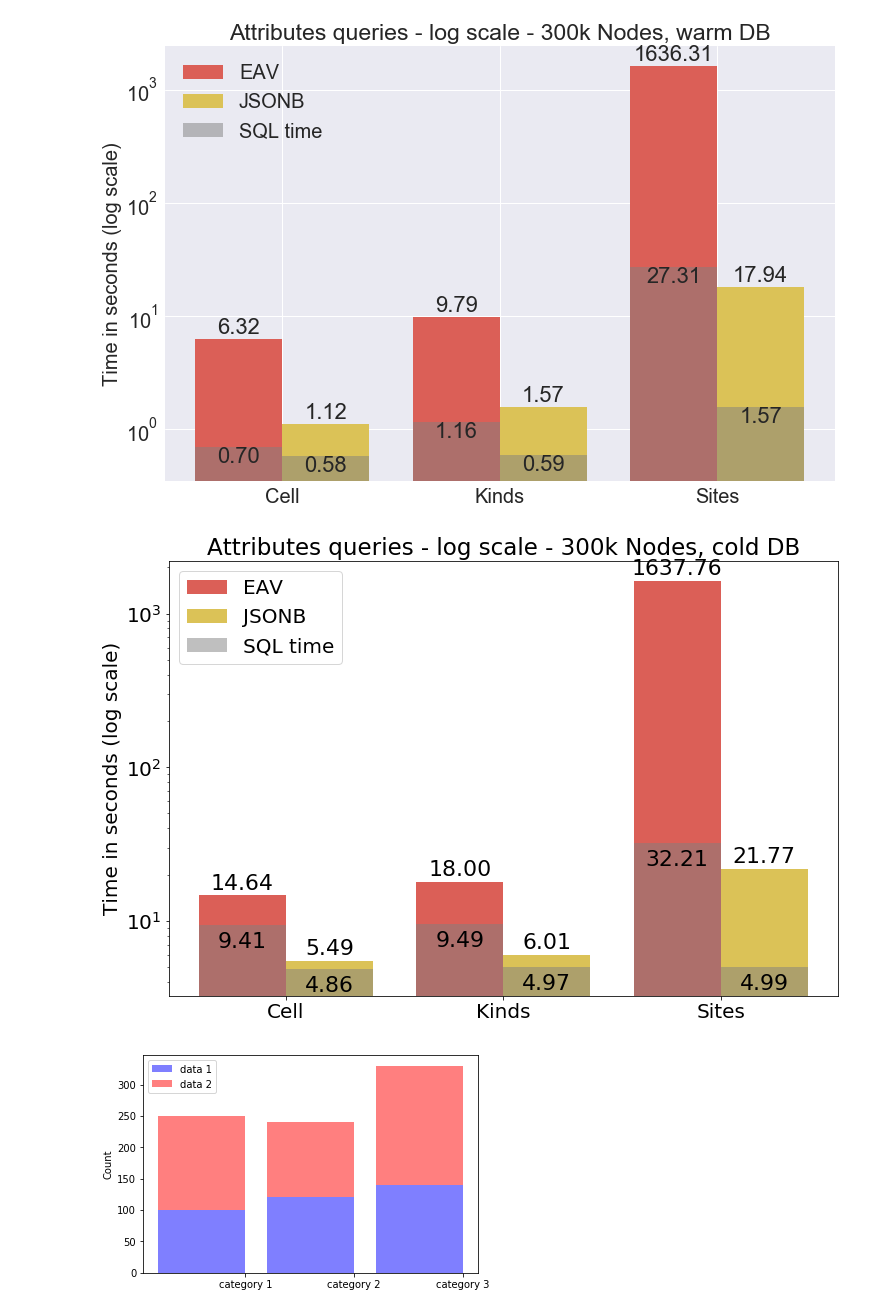
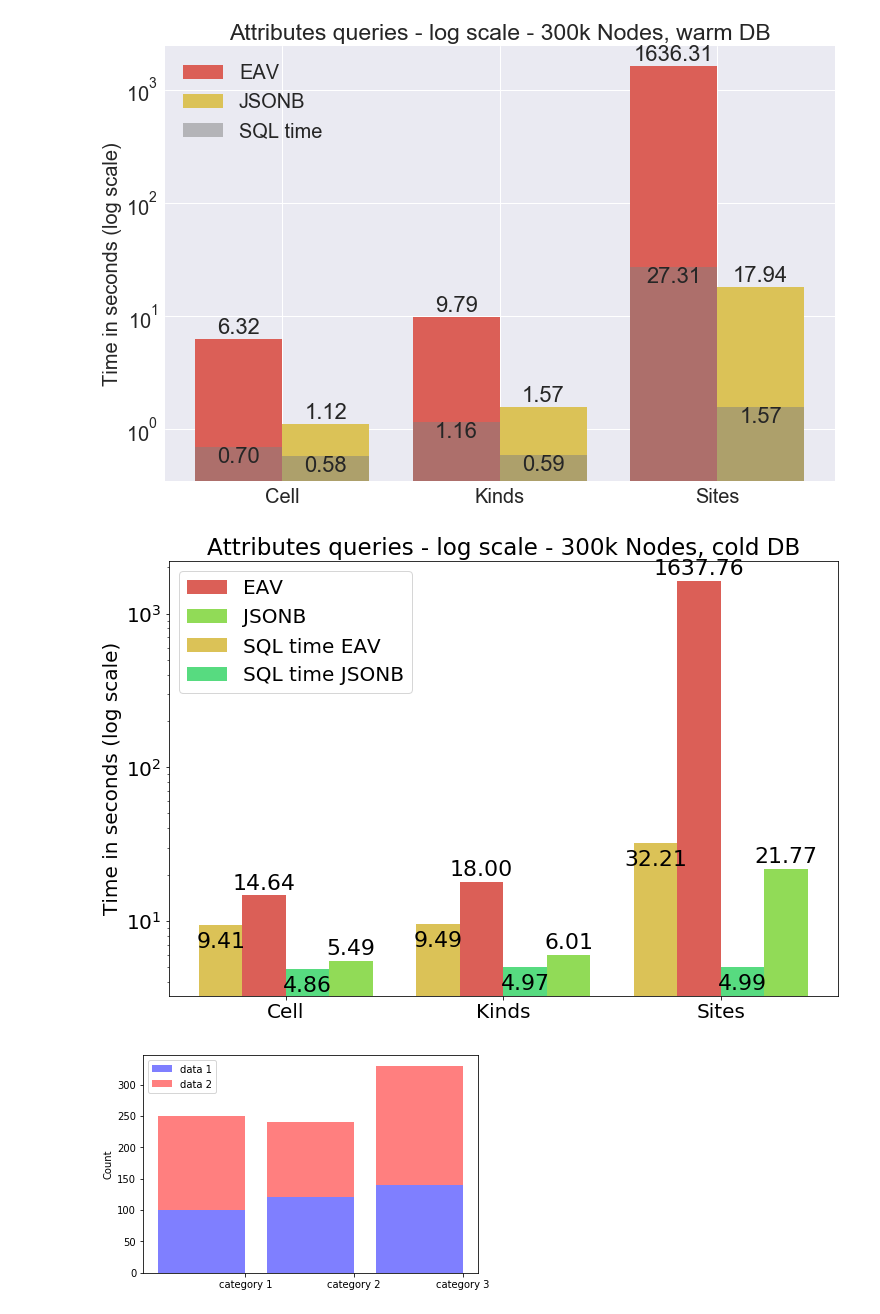
Before and after one commit to szoupanos/aiida_experiments, a Jupyter notebook: speedup_experiments/1.x_final/graphs_isolated_specific_measures.ipynb, the cells around one changed output. Saved outputs shown, nothing was run; the diff lists cells and outputs as text; code cells hidden in the pictures.

```diff
--- a/speedup_experiments/1.x_final/graphs_isolated_specific_measures.ipynb
+++ b/speedup_experiments/1.x_final/graphs_isolated_specific_measures.ipynb
@@ -640,8 +640,6 @@ plt.savefig("attr_queries_300_warm_eav_json_comparison_3times.svg")
 ################
 # Benchmark #f5b
 ################
-
-# ******** WORK in progress ********
 
 # The following is the repetition of Benchmark #f3 but with 3 iterations and a
 # different way of displaying benchmark #f5
@@ -707,7 +705,7 @@ jsonb_no_gin_no_dt_sql_avg = [Average(jsonb_no_gin_no_dt_sql[0]), Average(jsonb_
 indices = ("cell", "kinds", "sites")
 
 ind = np.arange(3)  # the x locations for the groups
-width = 0.4       # the width of the barc
+width = 0.2       # the width of the barc
 cols = sns.color_palette("hls", 8)
 
 fig, ax = plt.subplots()
@@ -715,53 +713,54 @@ fig, ax = plt.subplots()
 # ax.bar(range(len(rects1_sql)), rects1_sql, label='sql 1', alpha=0.5, color='b')
 # ax.bar(range(len(rects1)), rects1, bottom=rects1_sql, label='1', alpha=0.5, color='r')
 
-rects1 = ax.bar(ind + 0 * width, eav_with_dt_avg, width, log=True, color=cols[0])
-rects4 = ax.bar(ind + 1 * width, jsonb_no_gin_no_dt_avg, width, log=True, color=cols[1])
+rects1 = ax.bar(ind + 1 * width, eav_with_dt_avg, width, log=True, color=cols[0])
+rects4 = ax.bar(ind + 3 * width, jsonb_no_gin_no_dt_avg, width, log=True, color=cols[2])
 
-rects1_sql = ax.bar(ind + 0 * width, eav_with_dt_sql_avg, width, log=True, color='gray', alpha=0.5)
-rects4_sql = ax.bar(ind + 1 * width, jsonb_no_gin_no_dt_sql_avg, width, log=True, color='gray', alpha=0.5)
+rects1_sql = ax.bar(ind + 0 * width, eav_with_dt_sql_avg, width, log=True, color=cols[1])
+rects4_sql = ax.bar(ind + 2 * width, jsonb_no_gin_no_dt_sql_avg, width, log=True, color=cols[3])
 
 # add some text for labels, title and axes ticks
 ax.set_ylabel('Time in seconds (log scale)', fontsize=axis_size)
 ax.set_title('Attributes queries - log scale - 300k Nodes, cold DB', fontsize=title_size)
-ax.set_xticks(ind + 0.5 * width)
+ax.set_xticks(ind + 1.5 * width)
 plt.yticks(fontsize=axis_size)
 ax.set_xticklabels(('Cell', 'Kinds', 'Sites'), fontsize=axis_size)
 
-ax.legend((rects1[0], rects4[0], rects1_sql[0]), (
+ax.legend((rects1[0], rects4[0], rects1_sql[0], rects4_sql[0]), (
     # Order of columns
     'EAV',
     'JSONB',
-    'SQL time'
+    'SQL time EAV',
+    'SQL time JSONB'
 ),
 fontsize=legent_size, loc="upper left")
 
 
 def autolabel(rects, position=1):
     # attach some text labels
     for rect in rects:
         height = rect.get_height()
         # High position (above the graph) - Low position (in the graph)
         if position:
             ax.text(rect.get_x() + rect.get_width()/2., 1.03*height,
                     '%.2f' % (height),
                     ha='center', va='bottom', fontsize=val_size)
         else:
             ax.text(rect.get_x() + rect.get_width()/2., height - 0.33 * height,
                     '%.2f' % (height),
                     ha='center', va='bottom', fontsize=val_size)
 
 autolabel(rects1, 1)
 autolabel(rects1_sql, 0)
 autolabel(rects4, 1)
 autolabel(rects4_sql, 0)
 
 # Set the size of the figure
 fig = plt.gcf()
 fig.set_size_inches(12, 8)
 plt.savefig("attr_queries_300_cold_eav_json_comparison_3times_v2.svg")
 # %% [output]
-[figure, old version]
+[figure, new version]
 # %%
 # TMP - For testing
 # https://stackoverflow.com/questions/24168065/stacking-3-bars-on-top-of-each-other-via-pythons-matplotlib/45107893
```
Also changed, not shown: 1 other file.
